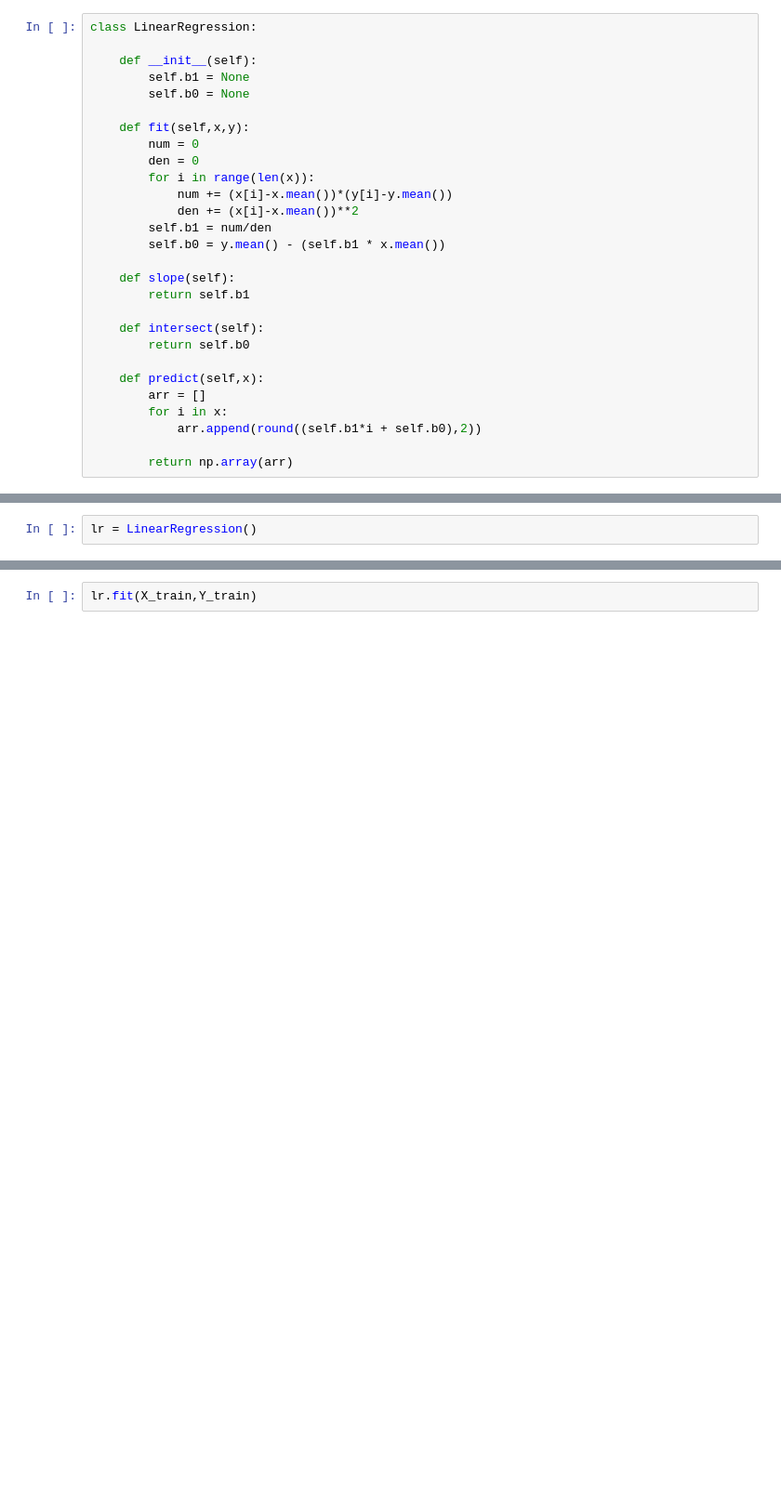
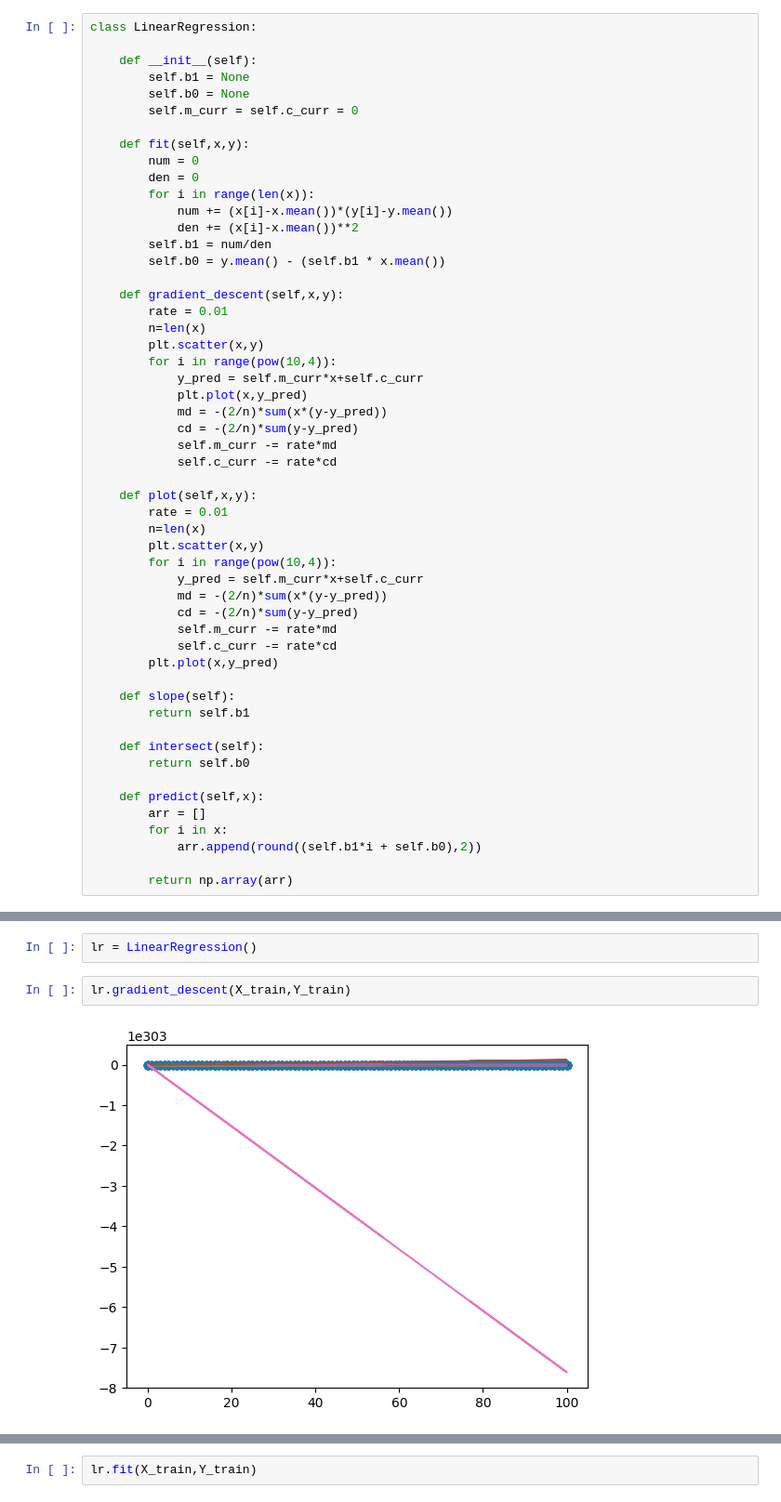
Before and after one commit to onlyVishesh/Learning-ML, a Jupyter notebook: Task/Linear Regression/linearRegression.ipynb, the cells around one changed output, grey strips where cells are left out. Shown at 93% size. Saved outputs shown, nothing was run; the diff lists cells and outputs as text; blank space fills up the shorter version.

```diff
--- a/Task/Linear Regression/linearRegression.ipynb
+++ b/Task/Linear Regression/linearRegression.ipynb
@@ -25,6 +25,7 @@ class LinearRegression:
     def __init__(self):
         self.b1 = None
         self.b0 = None
+        self.m_curr = self.c_curr = 0
 
     def fit(self,x,y):
         num = 0
@@ -34,6 +35,30 @@ class LinearRegression:
             den += (x[i]-x.mean())**2
         self.b1 = num/den
         self.b0 = y.mean() - (self.b1 * x.mean())
+
+    def gradient_descent(self,x,y):
+        rate = 0.01
+        n=len(x)
+        plt.scatter(x,y)
+        for i in range(pow(10,4)):
+            y_pred = self.m_curr*x+self.c_curr
+            plt.plot(x,y_pred)
+            md = -(2/n)*sum(x*(y-y_pred))
+            cd = -(2/n)*sum(y-y_pred)
+            self.m_curr -= rate*md
+            self.c_curr -= rate*cd
+
+    def plot(self,x,y):
+        rate = 0.01
+        n=len(x)
+        plt.scatter(x,y)
+        for i in range(pow(10,4)):
+            y_pred = self.m_curr*x+self.c_curr
+            md = -(2/n)*sum(x*(y-y_pred))
+            cd = -(2/n)*sum(y-y_pred)
+            self.m_curr -= rate*md
+            self.c_curr -= rate*cd
+        plt.plot(x,y_pred)
 
     def slope(self):
         return self.b1
@@ -156,3 +181,7 @@ array([ 59.244,   9.744,  45.124,  61.094,  43.274,  56.687,  14.002,
         21.974,  77.02 ])
 # %%
 lr = LinearRegression()
+# %%
+lr.gradient_descent(X_train,Y_train)
+# %% [output]
+[figure, added]
```
Also changed, not shown: parts of 1 cell of this notebook, 5 other files.
